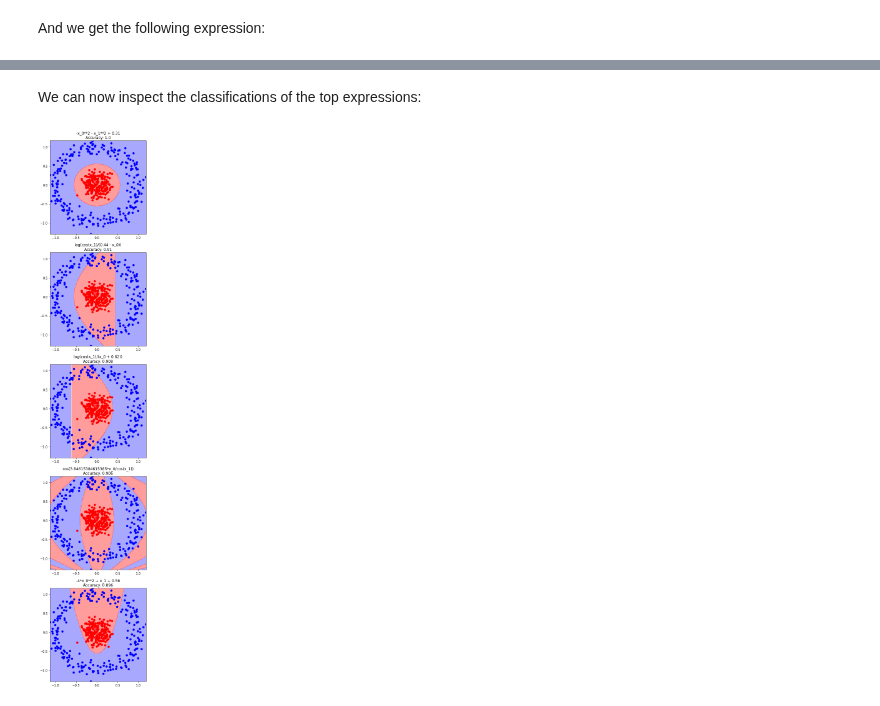
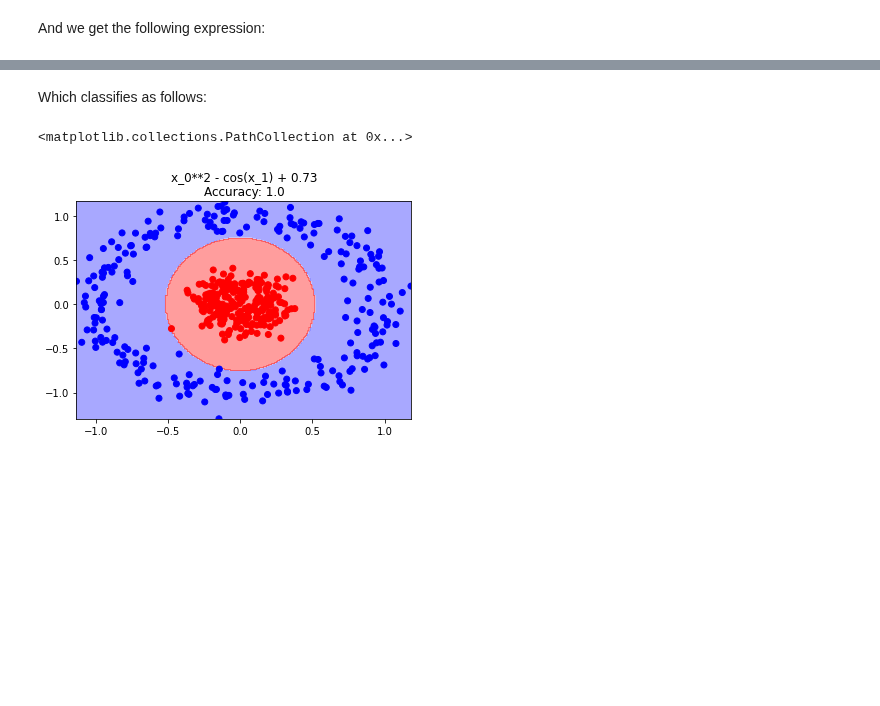
Before and after one commit to kahlmeyer94/DAG_search, a Jupyter notebook: tutorial.ipynb, the cells around one changed output, grey strips where cells are left out. Drawn from its saved outputs; the diff is of its cells as text; code cells hidden in the pictures; blank space fills up the shorter version.

```diff
--- a/tutorial.ipynb
+++ b/tutorial.ipynb
@@ -326,7 +327,7 @@ class Class_loss_fkt(dag_search.DAG_Loss_fkt):
             pred = cgraph.evaluate(X, c = c)
             # pred : shape r x N x outp_dim
 
-            preds = (pred[:, :, 0] > 0).astype(int) # shape r x N
+            preds = (pred[:, :, 0] < 0).astype(int) # shape r x N
             accuracy = np.mean(preds == self.y, axis = -1) # shape r
             losses = 1 - accuracy
 
@@ -357,11 +358,11 @@ params = {
     'k' : 1,
     'n_calc_nodes' : 3,
     'n_processes' : 1,
-    'topk' : 5,
+    'topk' : 1,
     'opt_mode' : 'grid_zoom',
     'verbose' : 2,
-    'max_orders' : 10000,
-    'stop_thresh' : 0.001
+    'max_orders' : 5000,
+    'stop_thresh' : 1e-20
 }
 
 res = dag_search.exhaustive_search(**params)
@@ -381,39 +382,35 @@ $\displaystyle - x_{0}^{2} - x_{1}^{2} + 0.31$
 # %% [markdown]
-We can now inspect the classifications of the top expressions:
+Which classifies as follows:
-# %%
-fs = 5.0
-fig, axs = plt.subplots(nrows = len(res['graphs']), figsize = (fs, len(res['graphs'])*fs))
-for ax, graph, consts in zip(axs, res['graphs'], res['consts']):
-
-    pred = (graph.evaluate(X, c = consts)[:, 0] > 0).astype(int)
-    expr = str(graph.evaluate_symbolic(c = consts)[0])
-    ax.set_title(f'{expr}\nAccuracy: {np.mean(pred == y)}')
-
-    # plot decision boundary
-
-    dx, dy = 0.01, 0.01
-    # generate grids + labels
-    x1, x2 = np.mgrid[
-        slice(np.min(X[:, -2]), np.max(X[:, -2]) + dy, dy),
-        slice(np.min(X[:, -1]), np.max(X[:, -1]) + dx, dx),
-    ]
-    points = np.stack([x1.flatten(), x2.flatten()]).T
-    labels = (graph.evaluate(points, c = consts)[:, 0] > 0).astype(int)
-    labels = labels.reshape(x1.shape)
-
-    # plot points + areas
-    cmap = plt.get_cmap("bwr")
-    ax.contourf(
-        x1,
-        x2,
-        labels,
-        cmap=cmap,
-        alpha=0.4,
-        vmin=0,
-        vmax=1
-    )
-    #plt.colorbar()
-    ax.scatter(X[:, -2], X[:, -1], c=y, cmap="bwr")
-plt.tight_layout()
-# %% [output]
-[figure, removed]
+# %%
+pred = (graph.evaluate(X, c = consts)[:, 0] < 0).astype(int)
+expr = str(graph.evaluate_symbolic(c = consts)[0])
+plt.title(f'{expr}\nAccuracy: {np.mean(pred == y)}')
+
+# plot decision boundary
+
+dx, dy = 0.01, 0.01
+# generate grids + labels
+x1, x2 = np.mgrid[
+    slice(np.min(X[:, -2]), np.max(X[:, -2]) + dy, dy),
+    slice(np.min(X[:, -1]), np.max(X[:, -1]) + dx, dx),
+]
+points = np.stack([x1.flatten(), x2.flatten()]).T
+labels = (graph.evaluate(points, c = consts)[:, 0] < 0).astype(int)
+labels = labels.reshape(x1.shape)
+
+# plot points + areas
+cmap = plt.get_cmap("bwr")
+plt.gca().contourf(
+    x1,
+    x2,
+    labels,
+    cmap=cmap,
+    alpha=0.4,
+    vmin=0,
+    vmax=1
+)
+#plt.colorbar()
+plt.scatter(X[:, -2], X[:, -1], c=y, cmap="bwr")
+# %% [output]
+<matplotlib.collections.PathCollection at 0x...>
+[figure, added]
```
Also changed, not shown: parts of 20 cells of this notebook.
